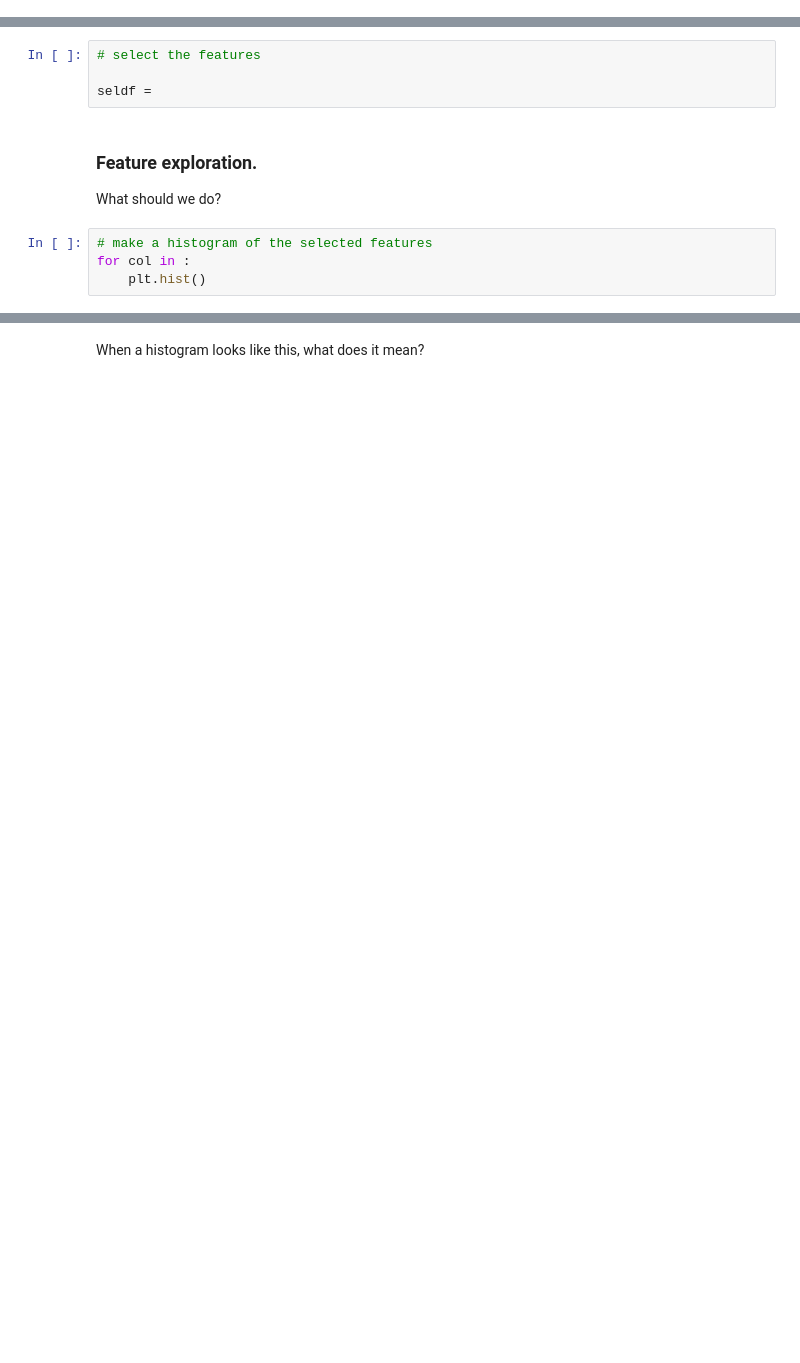
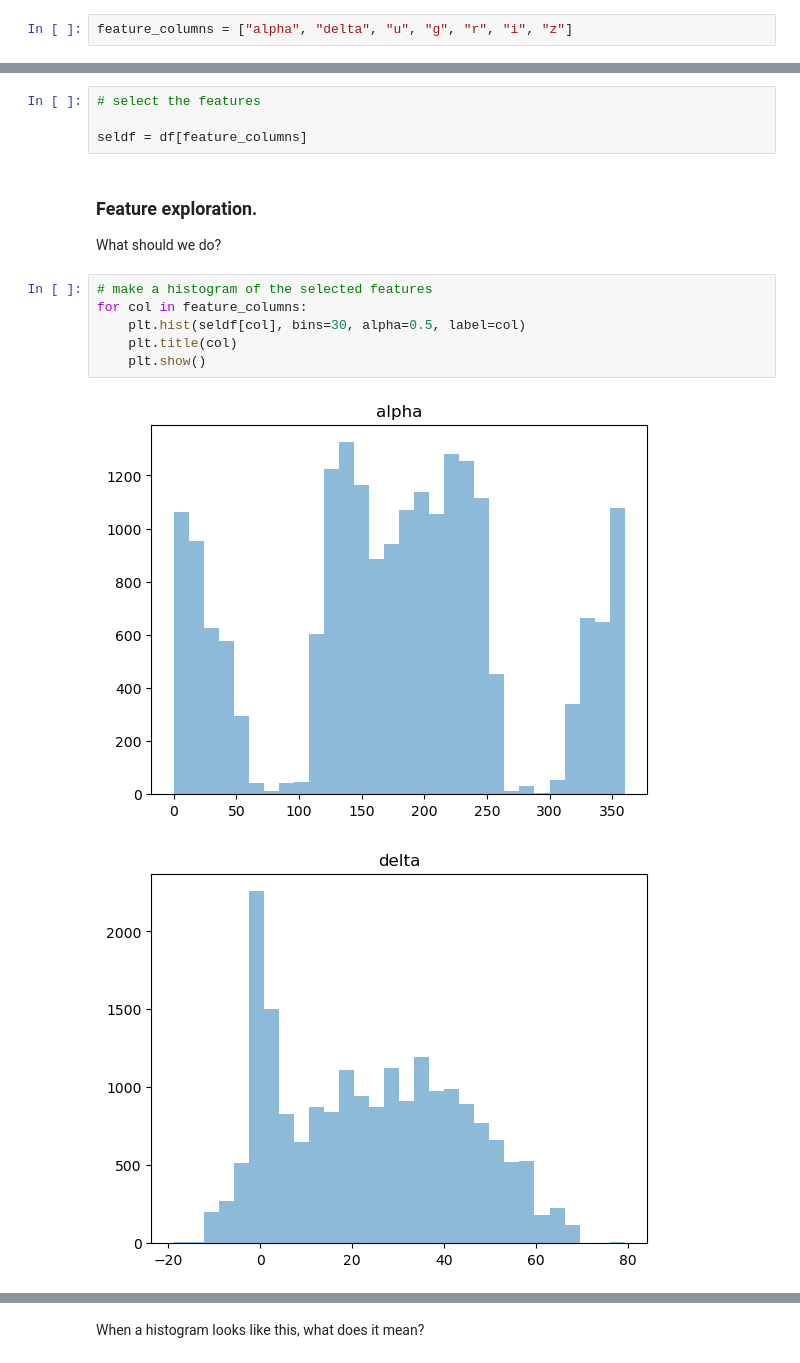
Before and after one commit to ullas-bhat/Session-23, a Jupyter notebook: orientation/DSFP_Session_23_ML_Orientation_problem_version.ipynb, the cells around one changed output, grey strips where cells are left out. Cells and saved outputs as stored; diff of their text form; blank space fills up the shorter version.

```diff
--- a/orientation/DSFP_Session_23_ML_Orientation_problem_version.ipynb
+++ b/orientation/DSFP_Session_23_ML_Orientation_problem_version.ipynb
@@ -208,16 +272,23 @@ We can get some basic info about the data (numerical columns only!) like this.
 # %% [markdown]
 What should be our features and targets?
+# %%
+feature_columns = ["alpha", "delta", "u", "g", "r", "i", "z"]
 # %% [markdown]
 We can select the following columns:
 # %%
 # select the features
 
-seldf =
+seldf = df[feature_columns]
 # %% [markdown]
 ### Feature exploration.
 
 What should we do?
 # %%
 # make a histogram of the selected features
-for col in :
-    plt.hist()
+for col in feature_columns:
+    plt.hist(seldf[col], bins=30, alpha=0.5, label=col)
+    plt.title(col)
+    plt.show()
+# %% [output]
+[figure, added]
+[figure, added]
```
Also changed, not shown: parts of 17 cells of this notebook, 1 other file.
